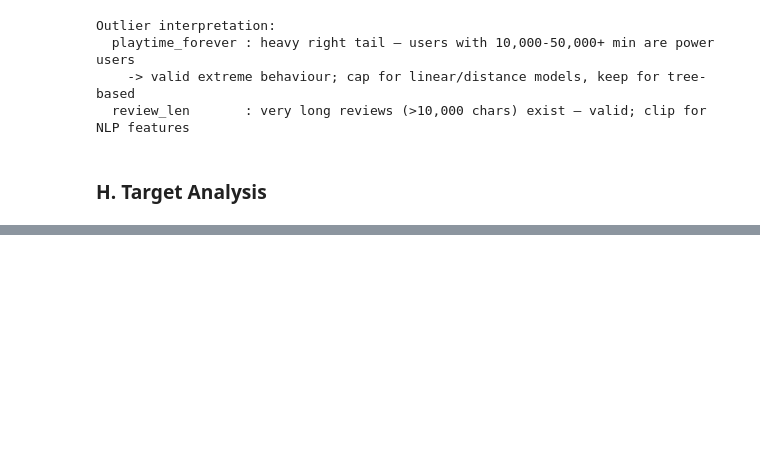
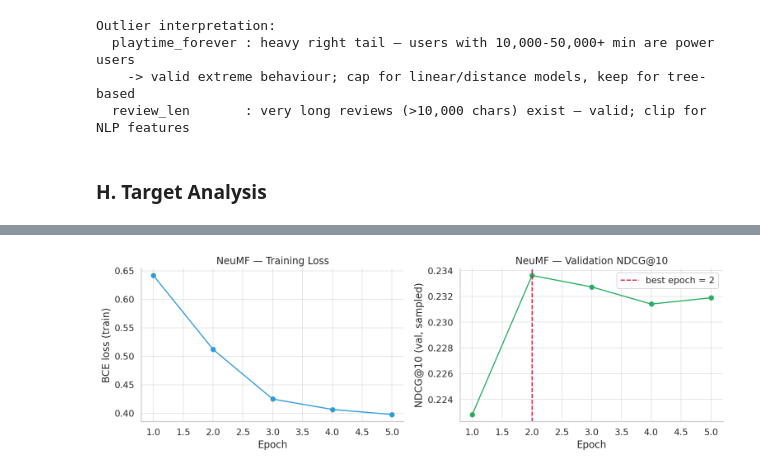
Before and after one commit to Patreax/ISA_movielens_recsys, a Jupyter notebook: notebooks/02_steam_recsys.ipynb, the cells around one changed output, grey strips where cells are left out. Cells and saved outputs as stored; diff of their text form; code cells hidden in the pictures; blank space fills up the shorter version.

Commit message:
project 2 training

```diff
--- a/notebooks/02_steam_recsys.ipynb
+++ b/notebooks/02_steam_recsys.ipynb
@@ -689,0 +967,22 @@ Cold-start items (≤5 reviews): 2,652  (72.0%)
+# %%
+# ── 7.2 Train the full NeuMF ─────────────────────────────────────────────────
+
+neumf = NeuMF(
+    n_users=n_users, n_items=n_items,
+    gmf_dim=EMBED_GMF, mlp_dim=EMBED_MLP, mlp_layers=MLP_LAYERS,
+    use_side=False,
+)
+print(f"NeuMF parameters: {count_parameters(neumf):,}")
+
+history_neumf = train_model(
+    neumf,
+    train_dataset=train_ds,
+    epochs=EPOCHS,
+    batch_size=BATCH_SIZE,
+    lr=LR,
+    device=DEVICE,
+    val_fn=val_ndcg_fn,
+    val_metric_name="val_ndcg@10",
+    verbose=True,
+)
+print(f"Best val NDCG@10: {history_neumf.best_metric:.4f} at epoch {history_neumf.best_epoch}")
@@ -689,0 +997,22 @@ Cold-start items (≤5 reviews): 2,652  (72.0%)
+# %%
+# ── 7.3 Training curves ──────────────────────────────────────────────────────
+
+fig, axes = plt.subplots(1, 2, figsize=(12, 4))
+axes[0].plot(range(1, len(history_neumf.train_loss) + 1), history_neumf.train_loss,
+             color="#2D9CDB", marker="o")
+axes[0].set_xlabel("Epoch")
+axes[0].set_ylabel("BCE loss (train)")
+axes[0].set_title("NeuMF — Training Loss")
+
+axes[1].plot(range(1, len(history_neumf.val_metric) + 1), history_neumf.val_metric,
+             color="#27AE60", marker="o")
+axes[1].axvline(history_neumf.best_epoch, color="crimson", linestyle="--",
+                label=f"best epoch = {history_neumf.best_epoch}")
+axes[1].set_xlabel("Epoch")
+axes[1].set_ylabel("NDCG@10 (val, sampled)")
+axes[1].set_title("NeuMF — Validation NDCG@10")
+axes[1].legend()
+plt.tight_layout()
+plt.show()
+# %% [output]
+[figure, added]
```
Also changed, not shown: parts of 47 cells of this notebook.
